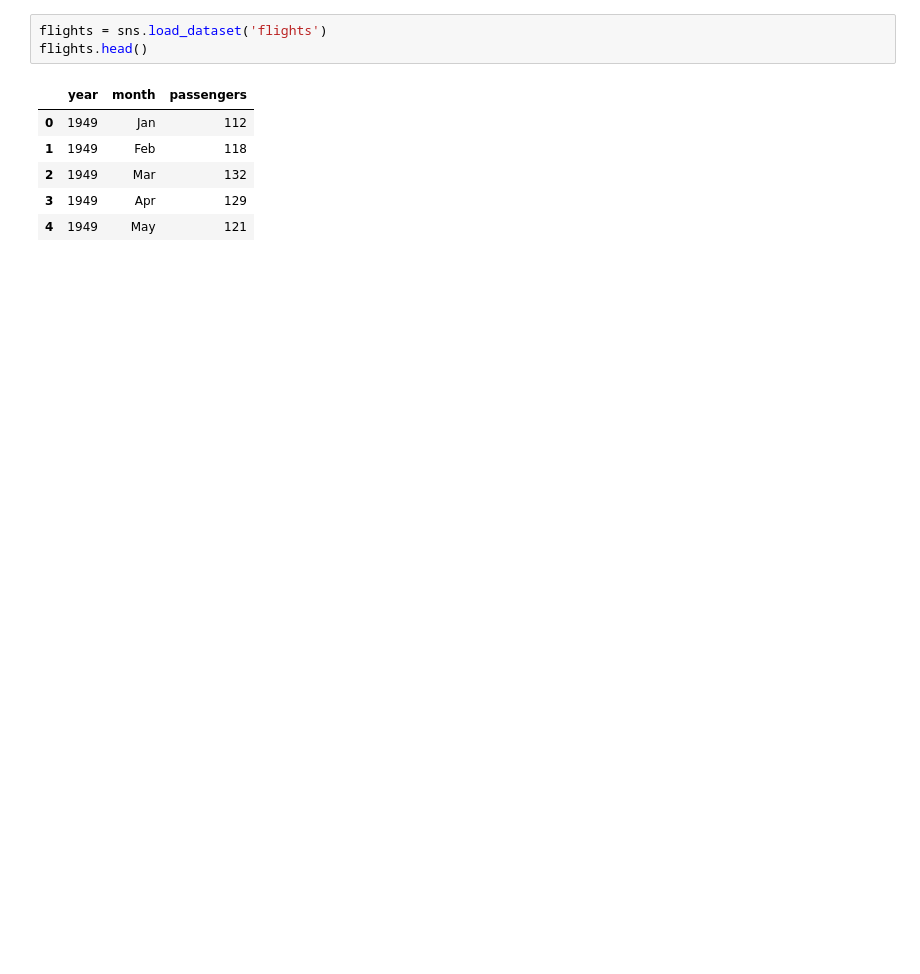
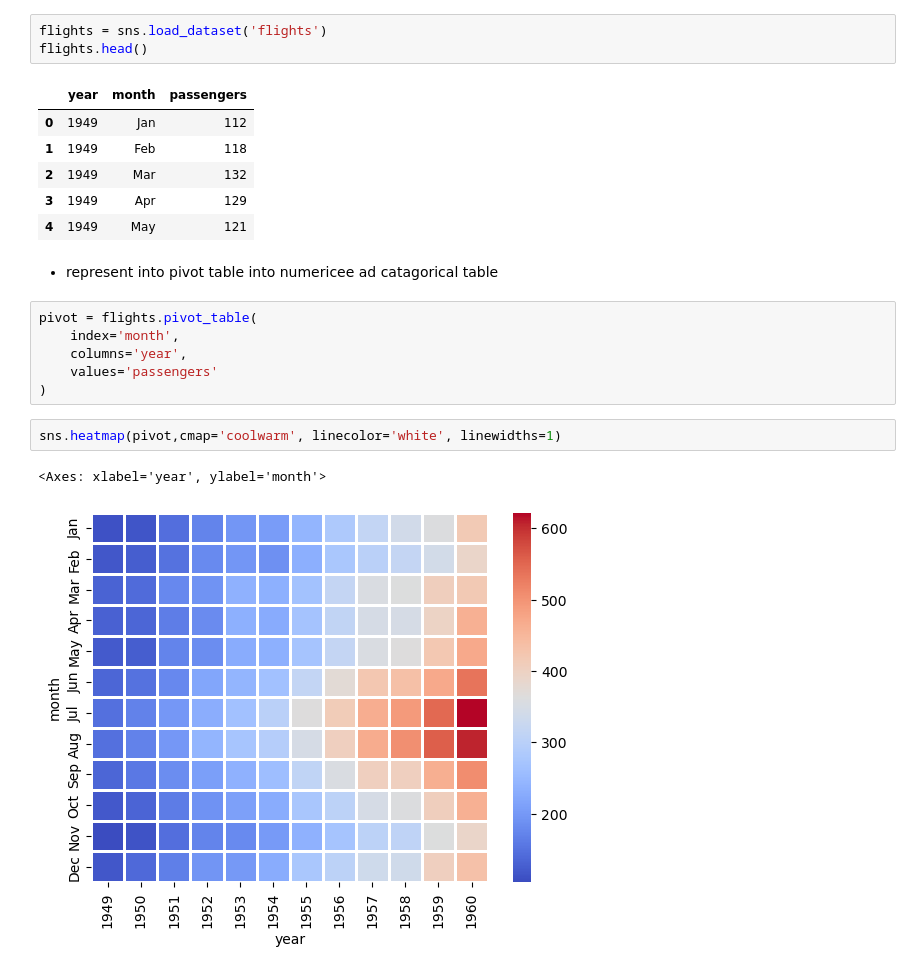
Before and after one commit to naimNB/Mechine-Learning, a Jupyter notebook: seabron/seaborn.ipynb, the cells around one changed output. Cells and saved outputs as stored; diff of their text form; blank space fills up the shorter version.

```diff
--- a/seabron/seaborn.ipynb
+++ b/seabron/seaborn.ipynb
@@ -427,3 +430,16 @@ flights.head()
 | 2 | 1949 | Mar | 132 |
 | 3 | 1949 | Apr | 129 |
 | 4 | 1949 | May | 121 |
+# %% [markdown]
+- represent into pivot table into numericee ad catagorical table
+# %%
+pivot = flights.pivot_table(
+    index='month',
+    columns='year',
+    values='passengers'
+)
+# %%
+sns.heatmap(pivot,cmap='coolwarm', linecolor='white', linewidths=1)
+# %% [output]
+<Axes: xlabel='year', ylabel='month'>
+[figure, added]
```
Also changed, not shown: parts of 5 cells of this notebook.
